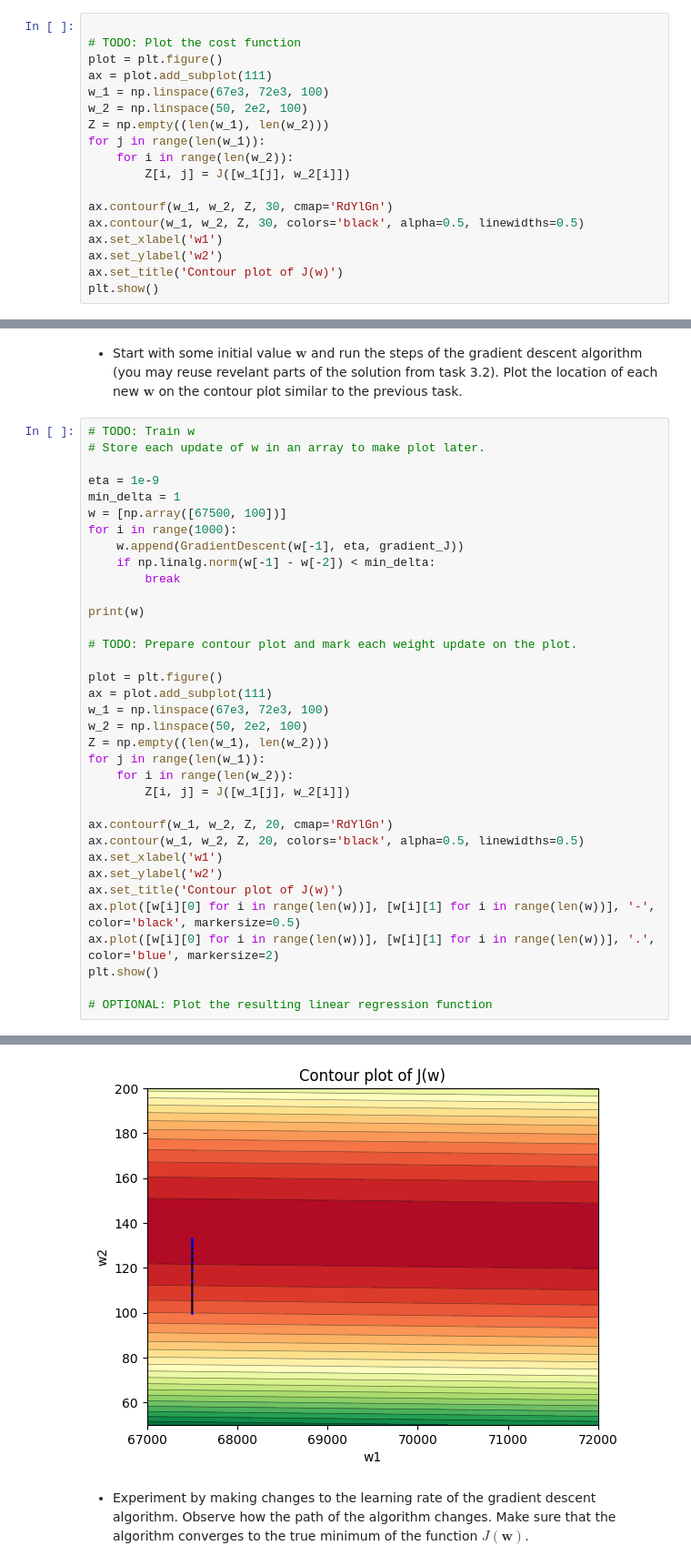
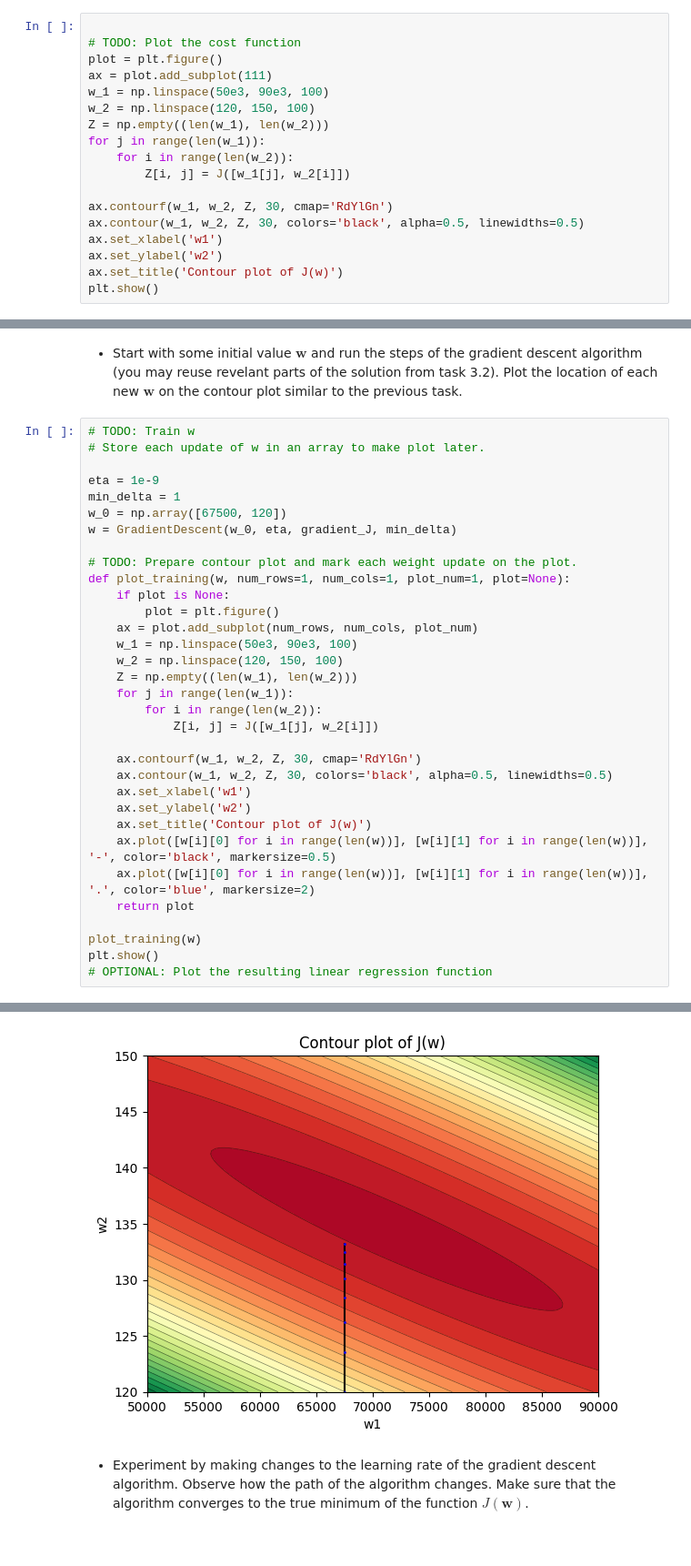
Before and after one commit to jan-clr/MLSP2324, a Jupyter notebook: S3/Supplement-3.ipynb, the cells around one changed output, grey strips where cells are left out. Shown at 91% size. Drawn from its saved outputs; the diff is of its cells as text.

```diff
--- a/S3/Supplement-3.ipynb
+++ b/S3/Supplement-3.ipynb
@@ -157,8 +138,8 @@ def gradient_J(w):
 # TODO: Plot the cost function
 plot = plt.figure()
 ax = plot.add_subplot(111)
-w_1 = np.linspace(67e3, 72e3, 100)
-w_2 = np.linspace(50, 2e2, 100)
+w_1 = np.linspace(50e3, 90e3, 100)
+w_2 = np.linspace(120, 150, 100)
 Z = np.empty((len(w_1), len(w_2)))
 for j in range(len(w_1)):
     for i in range(len(w_2)):
@@ -183,33 +164,31 @@ the contour plot similar to the previous task.
 
 eta = 1e-9
 min_delta = 1
-w = [np.array([67500, 100])]
-for i in range(1000):
-    w.append(GradientDescent(w[-1], eta, gradient_J))
-    if np.linalg.norm(w[-1] - w[-2]) < min_delta:
-        break
-
-print(w)
+w_0 = np.array([67500, 120])
+w = GradientDescent(w_0, eta, gradient_J, min_delta)
 
 # TODO: Prepare contour plot and mark each weight update on the plot.
+def plot_training(w, num_rows=1, num_cols=1, plot_num=1, plot=None):
+    if plot is None:
+        plot = plt.figure()
+    ax = plot.add_subplot(num_rows, num_cols, plot_num)
+    w_1 = np.linspace(50e3, 90e3, 100)
+    w_2 = np.linspace(120, 150, 100)
+    Z = np.empty((len(w_1), len(w_2)))
+    for j in range(len(w_1)):
+        for i in range(len(w_2)):
+            Z[i, j] = J([w_1[j], w_2[i]])
 
-plot = plt.figure()
-ax = plot.add_subplot(111)
-w_1 = np.linspace(67e3, 72e3, 100)
-w_2 = np.linspace(50, 2e2, 100)
-Z = np.empty((len(w_1), len(w_2)))
-for j in range(len(w_1)):
-    for i in range(len(w_2)):
-        Z[i, j] = J([w_1[j], w_2[i]])
+    ax.contourf(w_1, w_2, Z, 30, cmap='RdYlGn')
+    ax.contour(w_1, w_2, Z, 30, colors='black', alpha=0.5, linewidths=0.5)
+    ax.set_xlabel('w1')
+    ax.set_ylabel('w2')
+    ax.set_title('Contour plot of J(w)')
+    ax.plot([w[i][0] for i in range(len(w))], [w[i][1] for i in range(len(w))], '-', color='black', markersize=0.5)
+    ax.plot([w[i][0] for i in range(len(w))], [w[i][1] for i in range(len(w))], '.', color='blue', markersize=2)
+    return plot
 
-ax.contourf(w_1, w_2, Z, 20, cmap='RdYlGn')
-ax.contour(w_1, w_2, Z, 20, colors='black', alpha=0.5, linewidths=0.5)
-ax.set_xlabel('w1')
-ax.set_ylabel('w2')
-ax.set_title('Contour plot of J(w)')
-ax.plot([w[i][0] for i in range(len(w))], [w[i][1] for i in range(len(w))], '-', color='black', markersize=0.5)
-ax.plot([w[i][0] for i in range(len(w))], [w[i][1] for i in range(len(w))], '.', color='blue', markersize=2)
+plot_training(w)
 plt.show()
-
 # OPTIONAL: Plot the resulting linear regression function
 # %% [output]
@@ -227,4 +195,4 @@ plt.show()
-[figure, old version]
+[figure, new version]
 # %% [markdown]
 * Experiment by making changes to the learning rate of the gradient descent
 algorithm. Observe how the path of the algorithm changes. Make sure that the
```
Also changed, not shown: parts of 6 cells of this notebook.
